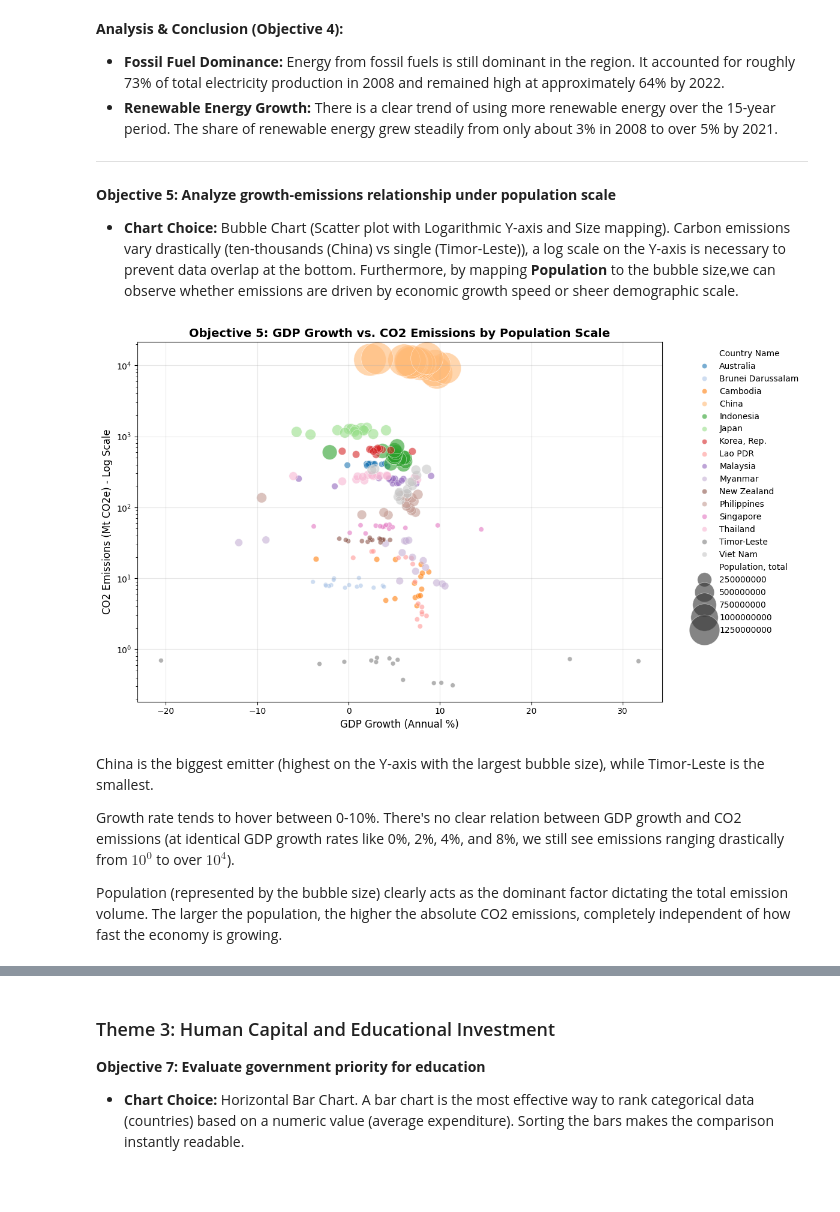
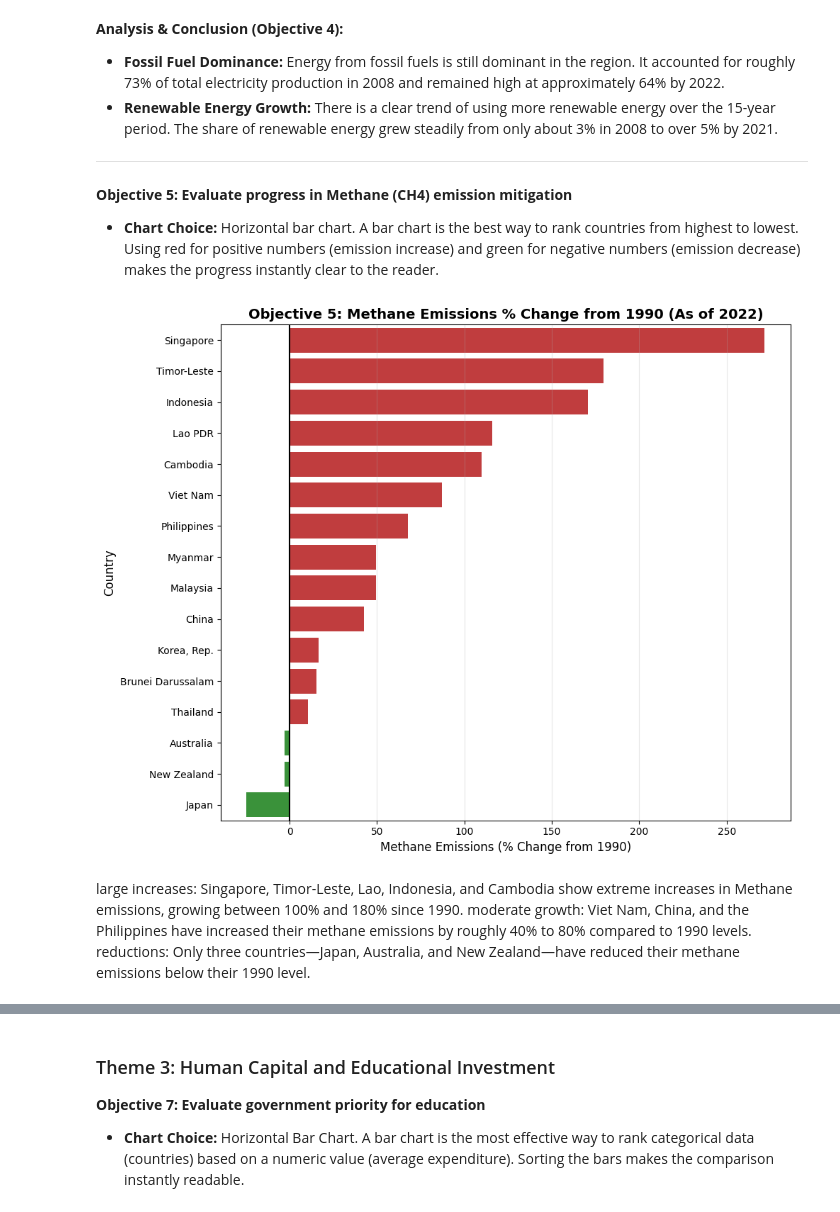
Before and after one commit to ThomasdeCarpio/DV-Lab02, a Jupyter notebook: visualize.ipynb, the cells around one changed output, grey strips where cells are left out. Saved outputs shown, nothing was run; the diff lists cells and outputs as text; code cells hidden in the pictures; blank space fills up the shorter version.

Commit message:
Objectives 5 and 6

```diff
--- a/visualize.ipynb
+++ b/visualize.ipynb
@@ -525,45 +519,41 @@ plt.show()
 
 ---
 # %% [markdown]
-**Objective 5: Analyze growth-emissions relationship under population scale**
-* **Chart Choice:** Bubble Chart (Scatter plot with Logarithmic Y-axis and Size mapping). Carbon emissions vary drastically (ten-thousands (China) vs single (Timor-Leste)), a log scale on the Y-axis is necessary to prevent data overlap at the bottom. Furthermore, by mapping **Population** to the bubble size,we can observe whether emissions are driven by economic growth speed or sheer demographic scale.
+**Objective 5: Evaluate progress in Methane (CH4) emission mitigation**
+* **Chart Choice:** Horizontal bar chart. A bar chart is the best way to rank countries from highest to lowest. Using red for positive numbers (emission increase) and green for negative numbers (emission decrease) makes the progress instantly clear to the reader.
 # %%
 # Objective 5 Code
-plt.figure(figsize=(12, 7))
+plt.figure(figsize=(10, 8))
 
-# Create the Bubble Chart by adding the 'size' and 'sizes' parameters
-sns.scatterplot(
-    data=pivot_df,
-    x='GDP growth (annual %)',
-    y='Carbon dioxide (CO2) emissions (total) excluding LULUCF (Mt CO2e)',
-    size='Population, total',
-    sizes=(30, 1500),
-    hue='Country Name',
-    palette='tab20',
-    alpha=0.6,
-    edgecolor='white',
-    linewidth=0.5
-)
+# Filter data for the most recent year (2022) to compare current progress
+df_methane = pivot_df[pivot_df['Year'] == 2022].dropna(subset=['Methane (CH4) emissions (total) excluding LULUCF (% change from 1990)'])
 
-# Logarithmic scale for CO2 emissions to handle extreme scale variance
-plt.yscale('log')
+# Sort values for a clean bar chart
+df_methane = df_methane.sort_values(by='Methane (CH4) emissions (total) excluding LULUCF (% change from 1990)', ascending=False)
 
-plt.title('Objective 5: GDP Growth vs. CO2 Emissions by Population Scale', fontsize=14, fontweight='bold')
-plt.xlabel('GDP Growth (Annual %)', fontsize=12)
-plt.ylabel('CO2 Emissions (Mt CO2e) - Log Scale', fontsize=12)
+# Create a color palette: Red for increase (>0), Green for decrease (<0)
+colors = ['#d62728' if x > 0 else '#2ca02c' for x in df_methane['Methane (CH4) emissions (total) excluding LULUCF (% change from 1990)']]
 
-plt.legend(bbox_to_anchor=(1.05, 1), loc='upper left', ncol=1, frameon=False)
-plt.grid(True, alpha=0.3)
+# Plot the horizontal bar chart
+sns.barplot(data=df_methane,
+            x='Methane (CH4) emissions (total) excluding LULUCF (% change from 1990)',
+            y='Country Name',
+            palette=colors)
+
+# Add a vertical reference line at 0% (the 1990 baseline)
+plt.axvline(0, color='black', linestyle='-', linewidth=1.5)
+
+plt.title('Objective 5: Methane Emissions % Change from 1990 (As of 2022)', fontsize=14, fontweight='bold')
+plt.xlabel('Methane Emissions (% Change from 1990)', fontsize=12)
+plt.ylabel('Country', fontsize=12)
+plt.grid(axis='x', alpha=0.3)
 plt.tight_layout()
-
 plt.show()
 # %% [output]
-[figure, old version]
+[figure, new version]
-# %% [markdown]
-China is the biggest emitter (highest on the Y-axis with the largest bubble size), while Timor-Leste is the smallest.
-
-Growth rate tends to hover between 0-10%. There's no clear relation between GDP growth and CO2 emissions (at identical GDP growth rates like 0%, 2%, 4%, and 8%, we still see emissions ranging drastically from $10^0$ to over $10^4$).
-
-Population (represented by the bubble size) clearly acts as the dominant factor dictating the total emission volume. The larger the population, the higher the absolute CO2 emissions, completely independent of how fast the economy is growing.
+# %% [markdown]
+large increases: Singapore, Timor-Leste, Lao, Indonesia, and Cambodia show extreme increases in Methane emissions, growing between 100% and 180% since 1990.
+moderate growth:  Viet Nam, China, and the Philippines have increased their methane emissions by roughly 40% to 80% compared to 1990 levels.
+reductions: Only three countries—Japan, Australia, and New Zealand—have reduced their methane emissions below their 1990 level.
 # %% [markdown]
 **Analysis & Conclusion (Objective 5):**
```
Also changed, not shown: parts of 8 cells of this notebook.
